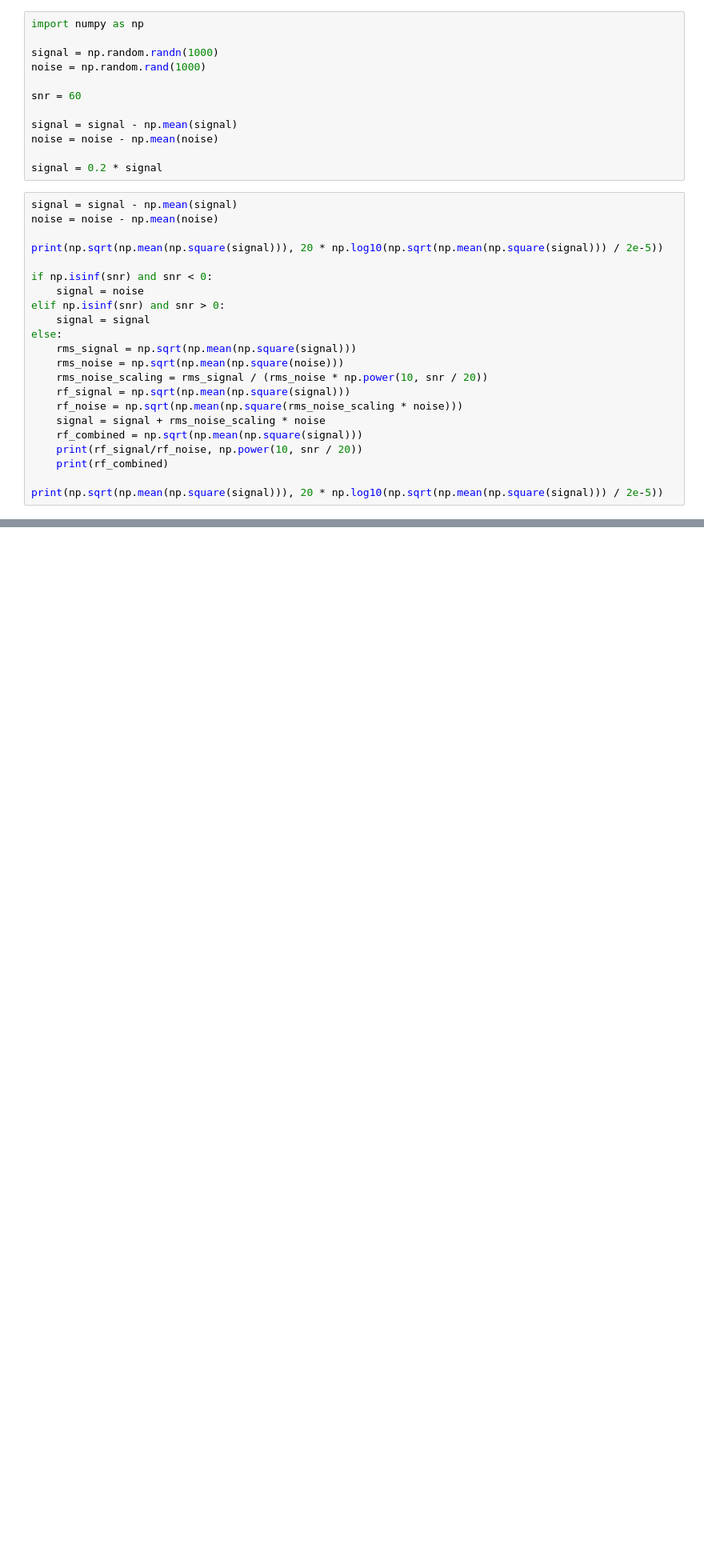
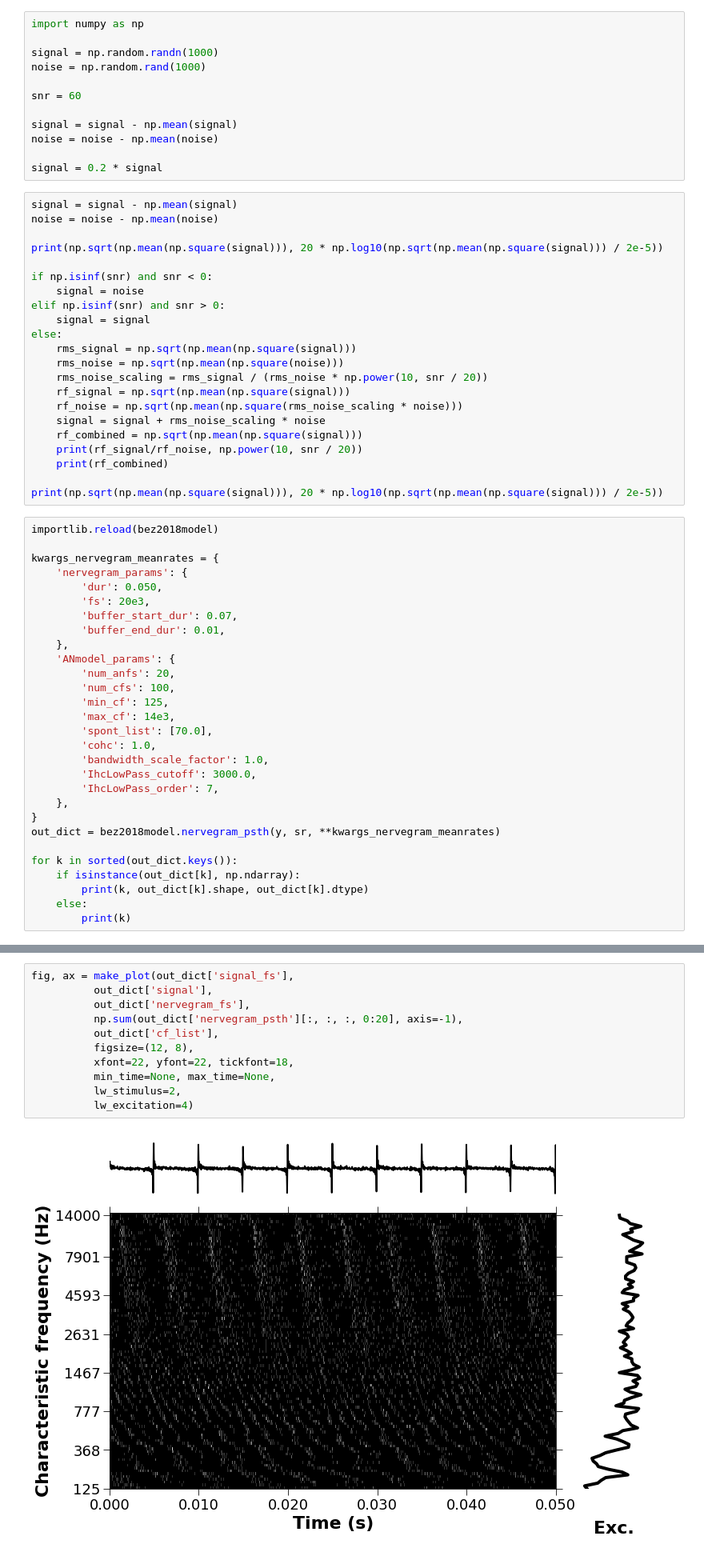
Before and after one commit to msaddler/bez2018model, a Jupyter notebook: notebook_debug_bez2018model.ipynb, the cells around one changed output, grey strips where cells are left out. Shown at 80% size. Cells and saved outputs as stored; diff of their text form; blank space fills up the shorter version.

Commit message:
first pass at nervegram_psth function that very slowly generates bez2018model spikes

```diff
--- a/notebook_debug_bez2018model.ipynb
+++ b/notebook_debug_bez2018model.ipynb
@@ -432,3 +447,32 @@ else:
     print(rf_combined)
 
 print(np.sqrt(np.mean(np.square(signal))), 20 * np.log10(np.sqrt(np.mean(np.square(signal))) / 2e-5))
+# %%
+importlib.reload(bez2018model)
+
+kwargs_nervegram_meanrates = {
+    'nervegram_params': {
+        'dur': 0.050,
+        'fs': 20e3,
+        'buffer_start_dur': 0.07,
+        'buffer_end_dur': 0.01,
+    },
+    'ANmodel_params': {
+        'num_anfs': 20,
+        'num_cfs': 100,
+        'min_cf': 125,
+        'max_cf': 14e3,
+        'spont_list': [70.0],
+        'cohc': 1.0,
+        'bandwidth_scale_factor': 1.0,
+        'IhcLowPass_cutoff': 3000.0,
+        'IhcLowPass_order': 7,
+    },
+}
+out_dict = bez2018model.nervegram_psth(y, sr, **kwargs_nervegram_meanrates)
+
+for k in sorted(out_dict.keys()):
+    if isinstance(out_dict[k], np.ndarray):
+        print(k, out_dict[k].shape, out_dict[k].dtype)
+    else:
+        print(k)
@@ -434,0 +497,13 @@ print(np.sqrt(np.mean(np.square(signal))), 20 * np.log10(np.sqrt(np.mean(np.squa
+# %%
+fig, ax = make_plot(out_dict['signal_fs'],
+          out_dict['signal'],
+          out_dict['nervegram_fs'],
+          np.sum(out_dict['nervegram_psth'][:, :, :, 0:20], axis=-1),
+          out_dict['cf_list'],
+          figsize=(12, 8),
+          xfont=22, yfont=22, tickfont=18,
+          min_time=None, max_time=None,
+          lw_stimulus=2,
+          lw_excitation=4)
+# %% [output]
+[figure, added]
```
Also changed, not shown: parts of 7 cells of this notebook, 1 other file.
